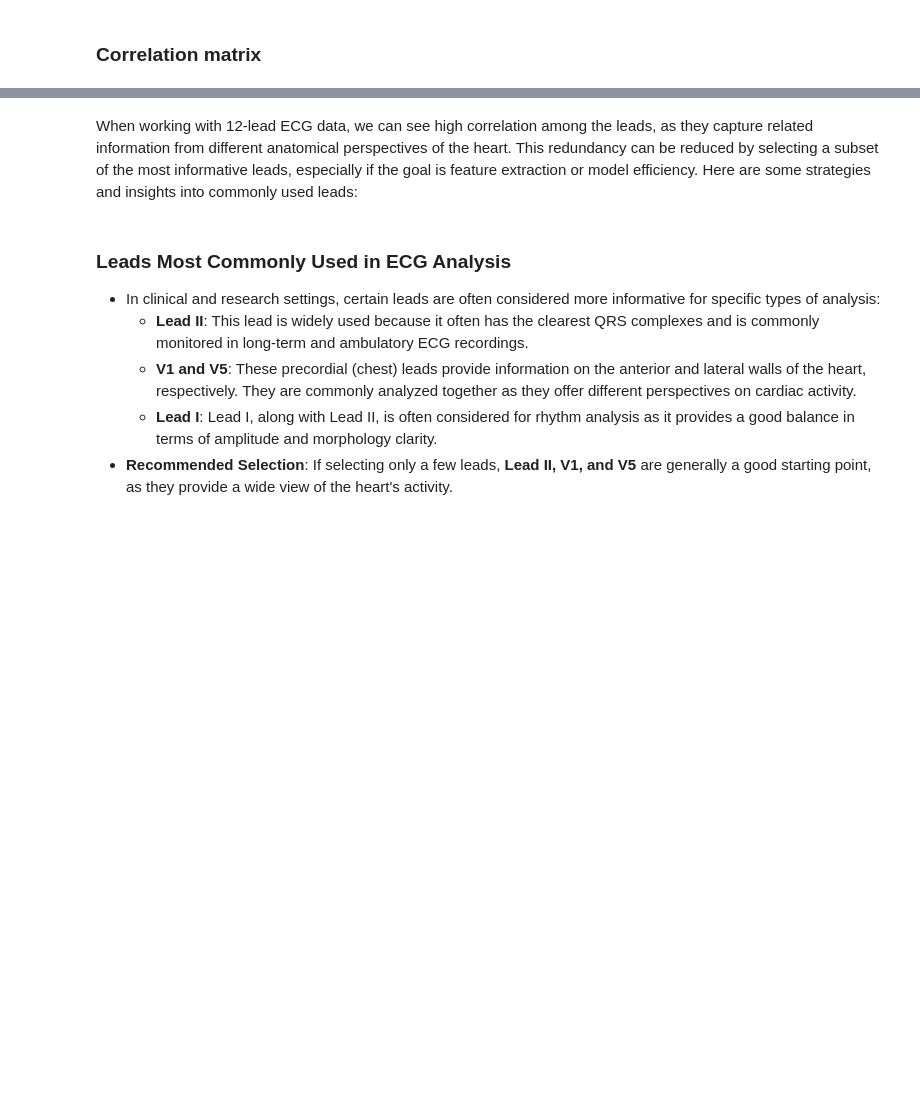
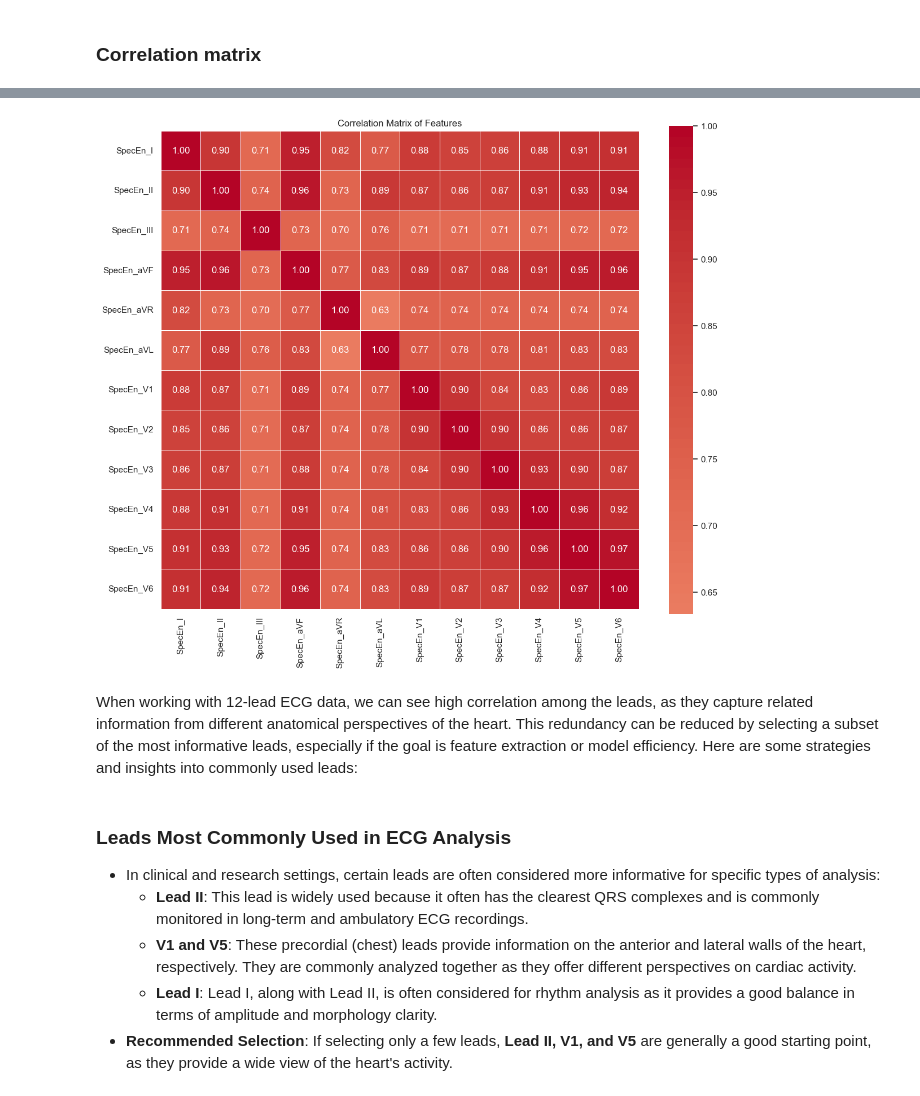
Before and after one commit to AGE90/ptbxl-challenge, a Jupyter notebook: notebooks/04-AGE-feture_selection.ipynb, the cells around one changed output, grey strips where cells are left out. Saved outputs shown, nothing was run; the diff lists cells and outputs as text; code cells hidden in the pictures; blank space fills up the shorter version.

```diff
--- a/notebooks/04-AGE-feture_selection.ipynb
+++ b/notebooks/04-AGE-feture_selection.ipynb
@@ -109,3 +136,26 @@ plt.show()
+# %%
+# Calculate correlation matrix
+correlation_matrix = spec_entropy_features.corr()
+
+# Create a larger figure
+plt.figure(figsize=(12, 10))
+
+# Create heatmap with seaborn
+sns.heatmap(
+    correlation_matrix,
+    annot=True,  # Show correlation values
+    cmap='coolwarm',  # Color scheme
+    center=0,  # Center the colormap at 0
+    square=True,  # Make cells square
+    fmt='.2f',  # Format correlation values to 2 decimal places
+    linewidths=0.5 # Add grid lines
+)
+
+plt.title('Correlation Matrix of Features')
+plt.tight_layout()
+plt.show()
+# %% [output]
+[figure, added]
 # %% [markdown]
 When working with 12-lead ECG data, we can see high correlation among the leads, as they capture related information from different anatomical perspectives of the heart. This redundancy can be reduced by selecting a subset of the most informative leads, especially if the goal is feature extraction or model efficiency. Here are some strategies and insights into commonly used leads:
 # %% [markdown]
```
Also changed, not shown: parts of 17 cells of this notebook, 2 other files.
